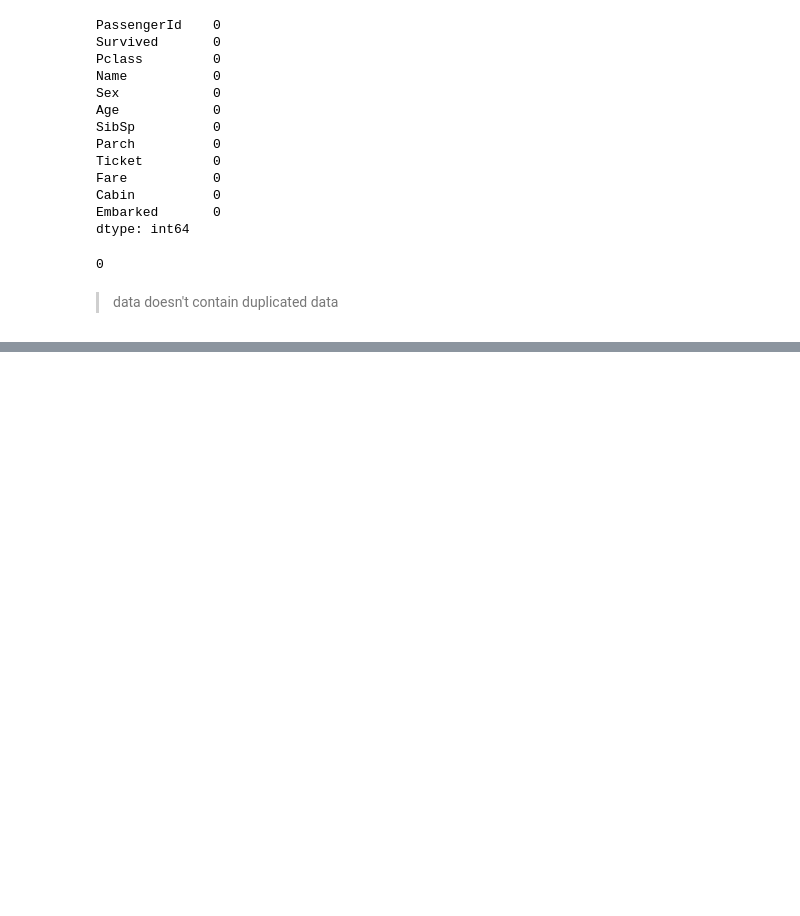
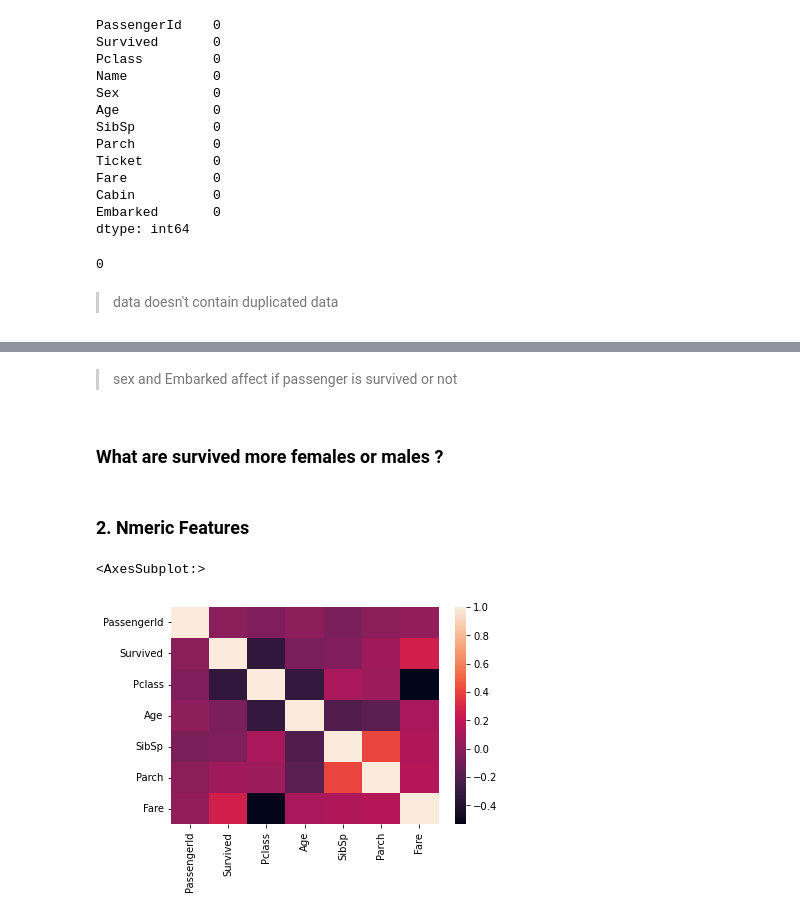
Before and after one commit to mohamedabdalltif/Titanic_survived_prediction, a Jupyter notebook: Titanic_pred.ipynb, the cells around one changed output, grey strips where cells are left out. Cells and saved outputs as stored; diff of their text form; code cells hidden in the pictures; blank space fills up the shorter version.

```diff
--- a/Titanic_pred.ipynb
+++ b/Titanic_pred.ipynb
@@ -143,6 +146,7 @@ Name: Embarked, dtype: int64
 so we will drop this data."""
 train_df=train_df[train_df['Cabin']!='C23 C25 C27']
 train_df=train_df[train_df['Cabin']!='B96 B98']
+train_df=train_df[train_df['Cabin']!='C22 C26']
 # %%
 train_df.Cabin.value_counts().nlargest(5)
 # %% [output]
@@ -223,4 +226,0 @@ Name: Ticket, Length: 881, dtype: object
-# %%
-# Handling ticket number
-if any(item.startswith("[A-Za-z]") for item in train_df.Ticket):
-    train_df=train_df[train_df['Ticket']!=item]
@@ -258,2 +226,0 @@ new_arr
-# %%
-train_df.Ticket=new_arr
@@ -274,0 +348,11 @@ Name: Ticket, Length: 881, dtype: object
+# %% [markdown]
+> sex and Embarked affect if passenger is survived or not
+# %% [markdown]
+### What are survived more females or males ?
+# %% [markdown]
+### 2. Nmeric Features
+# %%
+sns.heatmap(train_df.corr())
+# %% [output]
+<AxesSubplot:>
+[figure, added]
```
Also changed, not shown: parts of 37 cells of this notebook.
